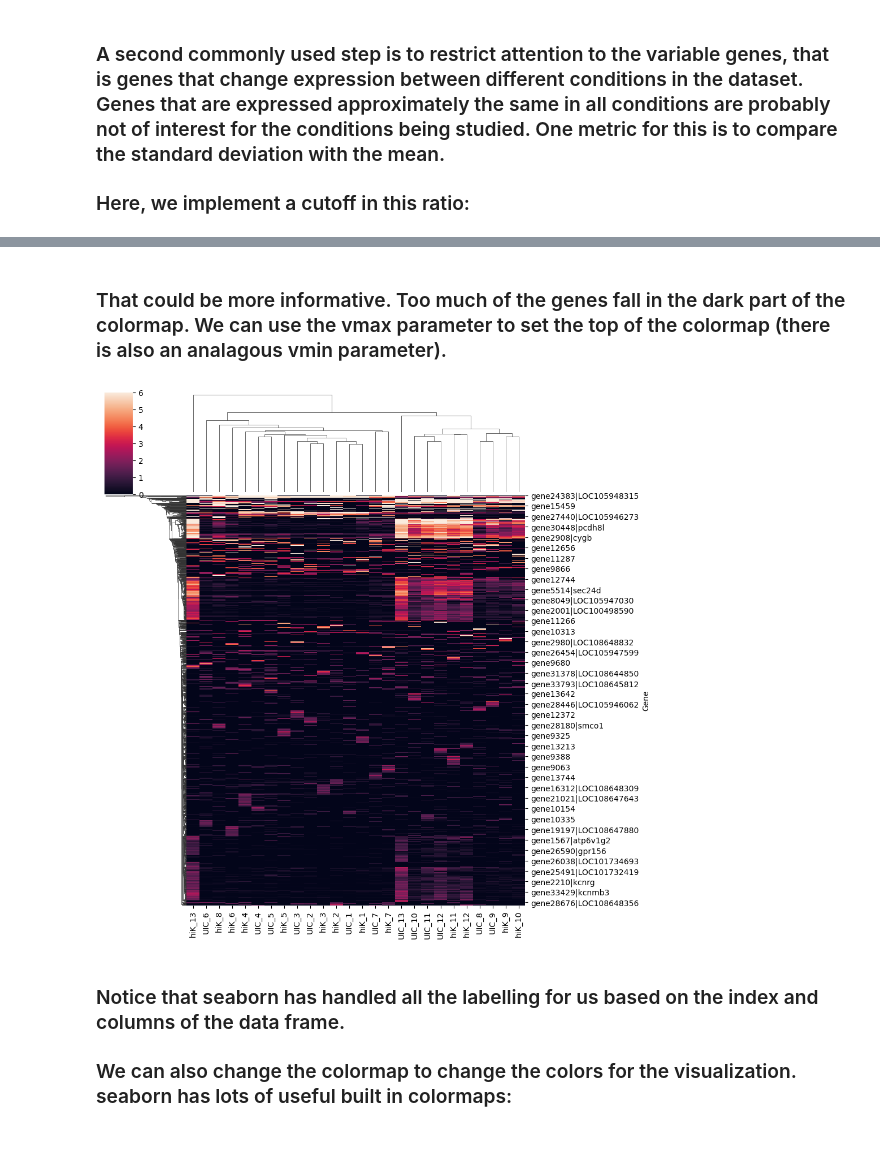
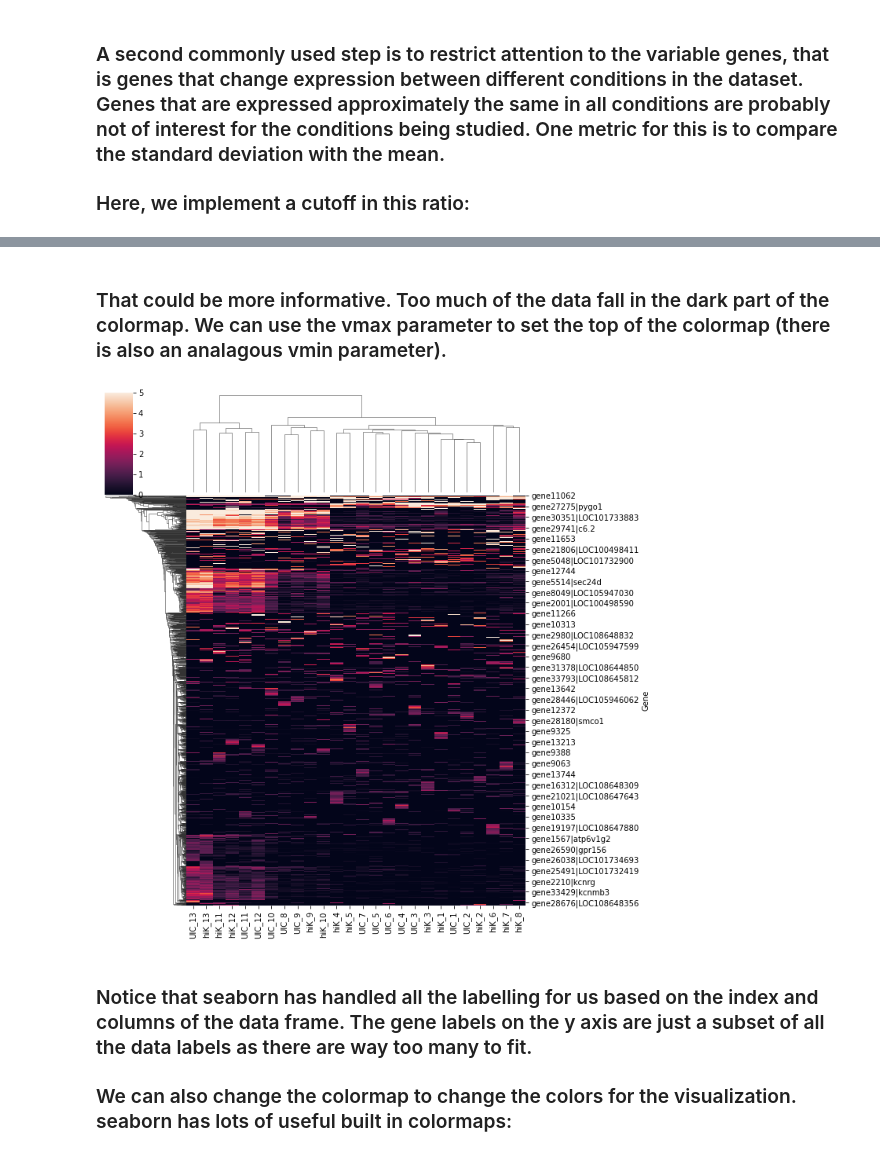
Before and after one commit to warmflasha/LecturesF23, a Jupyter notebook: Lecture8.ipynb, the cells around one changed output, grey strips where cells are left out. Saved outputs shown, nothing was run; the diff lists cells and outputs as text; code cells hidden in the pictures.

```diff
--- a/Lecture8.ipynb
+++ b/Lecture8.ipynb
@@ -84,0 +87,4 @@ data
+# %%
+notTooHigh = data.max(axis = 1) < 1e3
+data = data.loc[notTooHigh]
+data
@@ -116,11 +137,11 @@ cg = sns.clustermap(np.log2(data+1))
 # %% [markdown]
-### That could be more informative. Too much of the genes fall in the dark part of the colormap. We can use the vmax parameter to set the top of the colormap (there is also an analagous vmin parameter).
+### That could be more informative. Too much of the data fall in the dark part of the colormap. We can use the vmax parameter to set the top of the colormap (there is also an analagous vmin parameter).
 # %%
-cg = sns.clustermap(np.log2(data+1), vmax = 6)
+cg = sns.clustermap(np.log2(data+1), vmax = 5)
 # %% [output]
-[figure, old version]
+[figure, new version]
 # %% [markdown]
-### Notice that seaborn has handled all the labelling for us based on the index and columns of the data frame.
+### Notice that seaborn has handled all the labelling for us based on the index and columns of the data frame. The gene labels on the y axis are just a subset of all the data labels as there are way too many to fit.
 
 ### We can also change the colormap to change the colors for the visualization. seaborn has lots of useful built in colormaps:
 # %%
```
Also changed, not shown: parts of 19 cells of this notebook.
